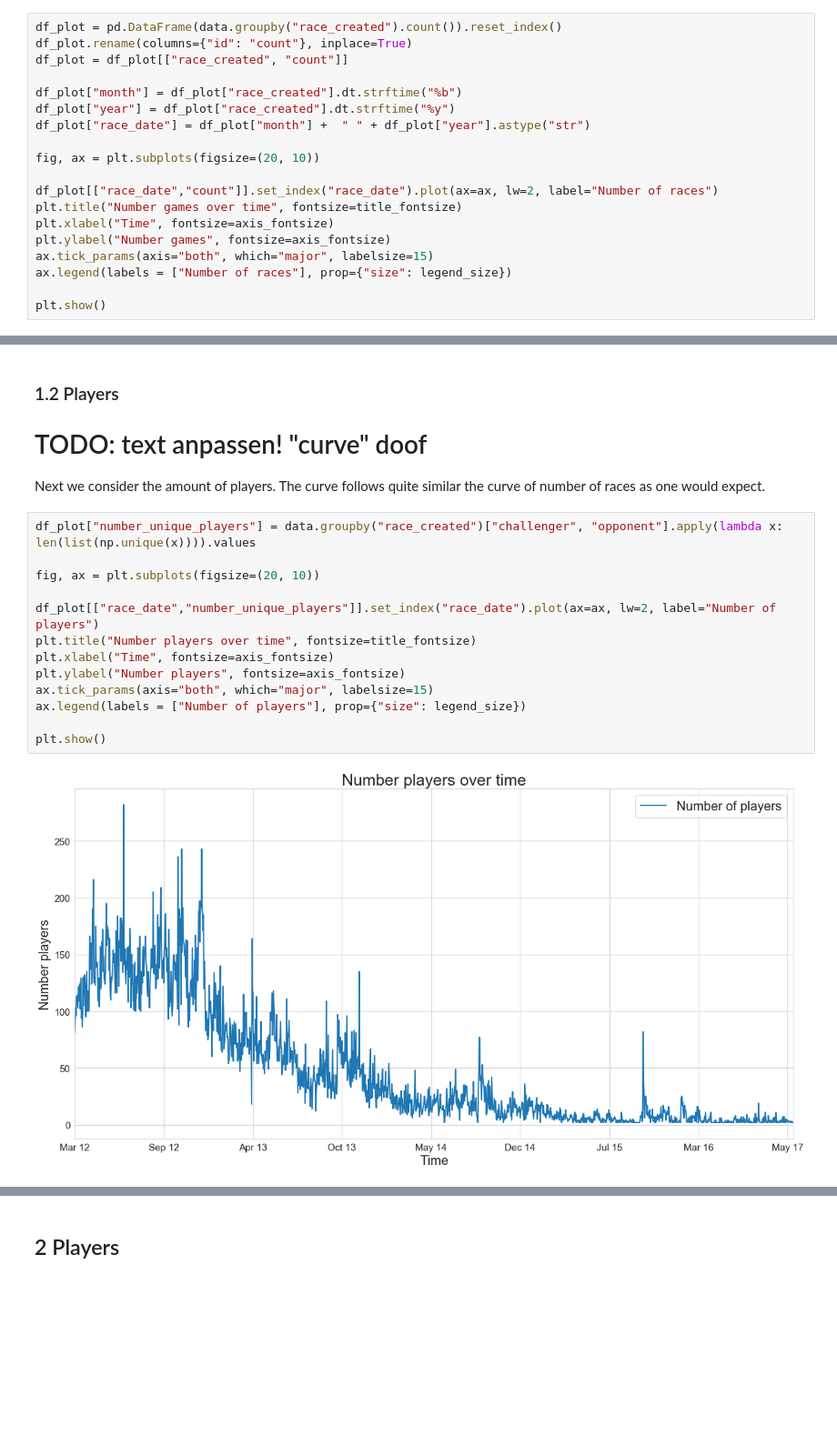
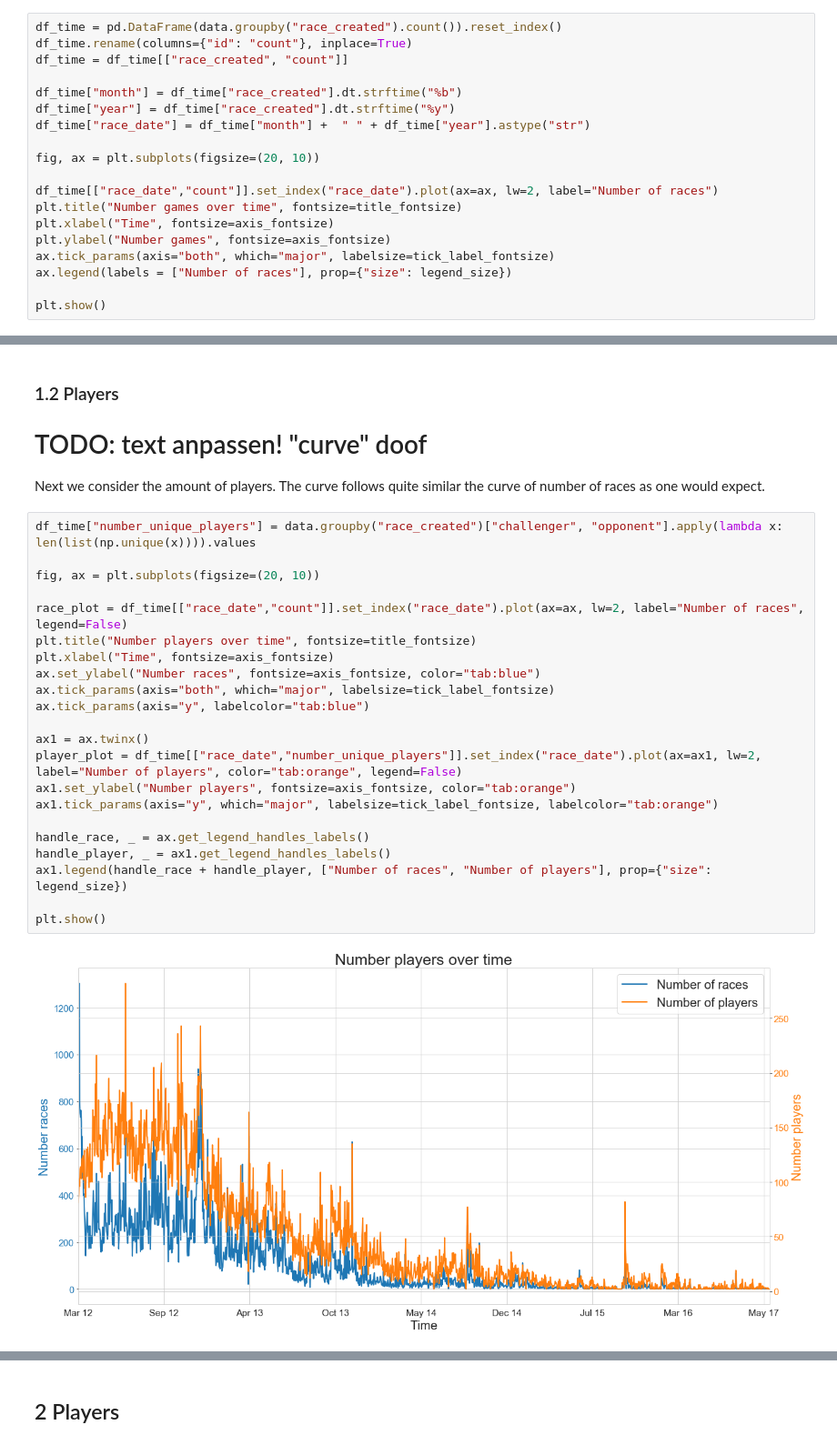
Before and after one commit to CaptainNabla/it_talents_competition, a Jupyter notebook: visualization/eda_basic.ipynb, the cells around one changed output, grey strips where cells are left out. Shown at 91% size. Drawn from its saved outputs; the diff is of its cells as text; blank space fills up the shorter version.

```diff
--- a/visualization/eda_basic.ipynb
+++ b/visualization/eda_basic.ipynb
@@ -26,21 +26,21 @@ tick_label_fontsize = 15
 ### 1.1 Races
 First we look at the number of races/games played vs time. This gives us a first feeling on how the data is distributed in time.
 # %%
-df_plot = pd.DataFrame(data.groupby("race_created").count()).reset_index()
-df_plot.rename(columns={"id": "count"}, inplace=True)
-df_plot = df_plot[["race_created", "count"]]
+df_time = pd.DataFrame(data.groupby("race_created").count()).reset_index()
+df_time.rename(columns={"id": "count"}, inplace=True)
+df_time = df_time[["race_created", "count"]]
 
-df_plot["month"] = df_plot["race_created"].dt.strftime("%b")
-df_plot["year"] = df_plot["race_created"].dt.strftime("%y")
-df_plot["race_date"] = df_plot["month"] +  " " + df_plot["year"].astype("str")
+df_time["month"] = df_time["race_created"].dt.strftime("%b")
+df_time["year"] = df_time["race_created"].dt.strftime("%y")
+df_time["race_date"] = df_time["month"] +  " " + df_time["year"].astype("str")
 
 fig, ax = plt.subplots(figsize=(20, 10))
 
-df_plot[["race_date","count"]].set_index("race_date").plot(ax=ax, lw=2, label="Number of races")
+df_time[["race_date","count"]].set_index("race_date").plot(ax=ax, lw=2, label="Number of races")
 plt.title("Number games over time", fontsize=title_fontsize)
 plt.xlabel("Time", fontsize=axis_fontsize)
 plt.ylabel("Number games", fontsize=axis_fontsize)
-ax.tick_params(axis="both", which="major", labelsize=15)
+ax.tick_params(axis="both", which="major", labelsize=tick_label_fontsize)
 ax.legend(labels = ["Number of races"], prop={"size": legend_size})
 
 plt.show()
@@ -53,18 +53,27 @@ Apparently the peak of popularity was in the years 20xx to 20yy. Afterwards we s
 # TODO: text anpassen! "curve" doof
 Next we consider the amount of players. The curve follows quite similar the curve of number of races as one would expect.
 # %%
-df_plot["number_unique_players"] = data.groupby("race_created")["challenger", "opponent"].apply(lambda x: len(list(np.unique(x)))).values
+df_time["number_unique_players"] = data.groupby("race_created")["challenger", "opponent"].apply(lambda x: len(list(np.unique(x)))).values
 
 fig, ax = plt.subplots(figsize=(20, 10))
 
-df_plot[["race_date","number_unique_players"]].set_index("race_date").plot(ax=ax, lw=2, label="Number of players")
+race_plot = df_time[["race_date","count"]].set_index("race_date").plot(ax=ax, lw=2, label="Number of races", legend=False)
 plt.title("Number players over time", fontsize=title_fontsize)
 plt.xlabel("Time", fontsize=axis_fontsize)
-plt.ylabel("Number players", fontsize=axis_fontsize)
-ax.tick_params(axis="both", which="major", labelsize=15)
-ax.legend(labels = ["Number of players"], prop={"size": legend_size})
+ax.set_ylabel("Number races", fontsize=axis_fontsize, color="tab:blue")
+ax.tick_params(axis="both", which="major", labelsize=tick_label_fontsize)
+ax.tick_params(axis="y", labelcolor="tab:blue")
+
+ax1 = ax.twinx()
+player_plot = df_time[["race_date","number_unique_players"]].set_index("race_date").plot(ax=ax1, lw=2, label="Number of players", color="tab:orange", legend=False)
+ax1.set_ylabel("Number players", fontsize=axis_fontsize, color="tab:orange")
+ax1.tick_params(axis="y", which="major", labelsize=tick_label_fontsize, labelcolor="tab:orange")
+
+handle_race, _ = ax.get_legend_handles_labels()
+handle_player, _ = ax1.get_legend_handles_labels()
+ax1.legend(handle_race + handle_player, ["Number of races", "Number of players"], prop={"size": legend_size})
 
 plt.show()
 # %% [output]
-[figure, old version]
+[figure, new version]
 # %% [markdown]
```
Also changed, not shown: parts of 18 cells of this notebook, 1 other file.
